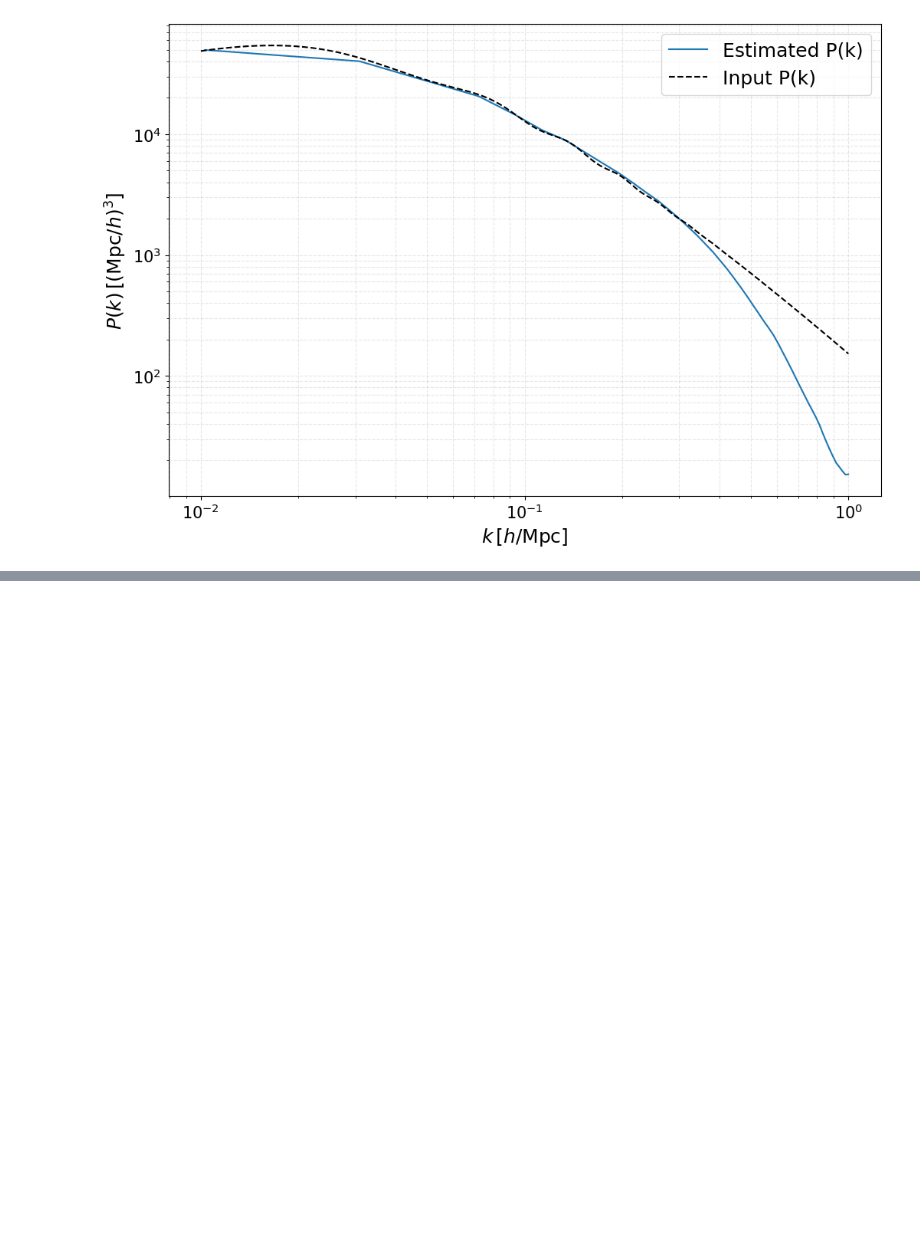
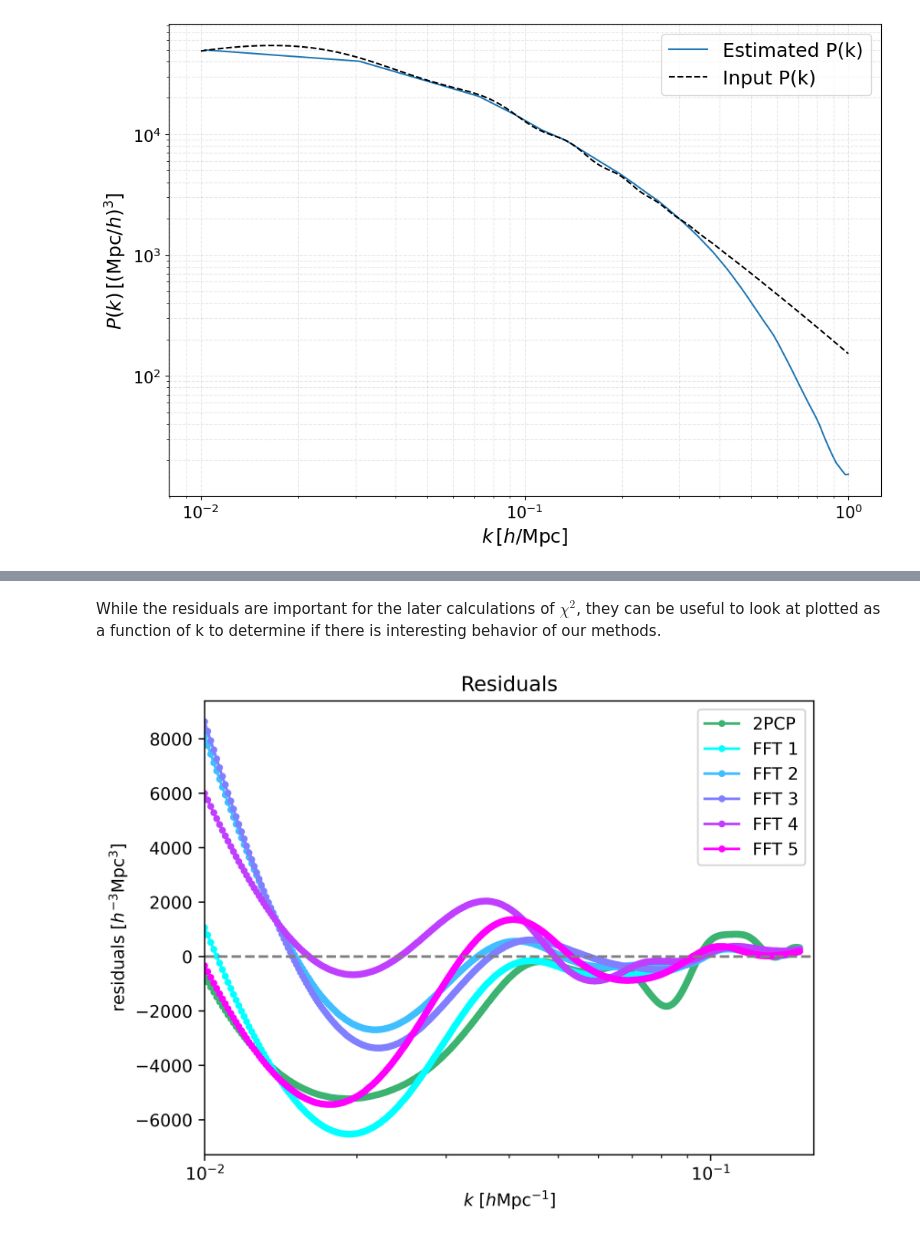
Before and after one commit to ua-2025q3-astr501-513/p1-the-cosmological-entity, a Jupyter notebook: presentation.ipynb, the cells around one changed output, grey strips where cells are left out. Cells and saved outputs as stored; diff of their text form; code cells hidden in the pictures; blank space fills up the shorter version.

```diff
--- a/presentation.ipynb
+++ b/presentation.ipynb
@@ -457,0 +494,7 @@ display(IFrame("results/powerspectrum.pdf", width=800, height=600))
+# %% [markdown]
+While the residuals are important for the later calculations of $\chi^2$, they can be useful to look at plotted as a function of k to determine if there is interesting behavior of our methods.
+# %%
+from IPython.display import Image, display
+display(Image("results/residuals.png", width=800, height=600))
+# %% [output]
+[figure, added]
```
Also changed, not shown: parts of 12 cells of this notebook.
